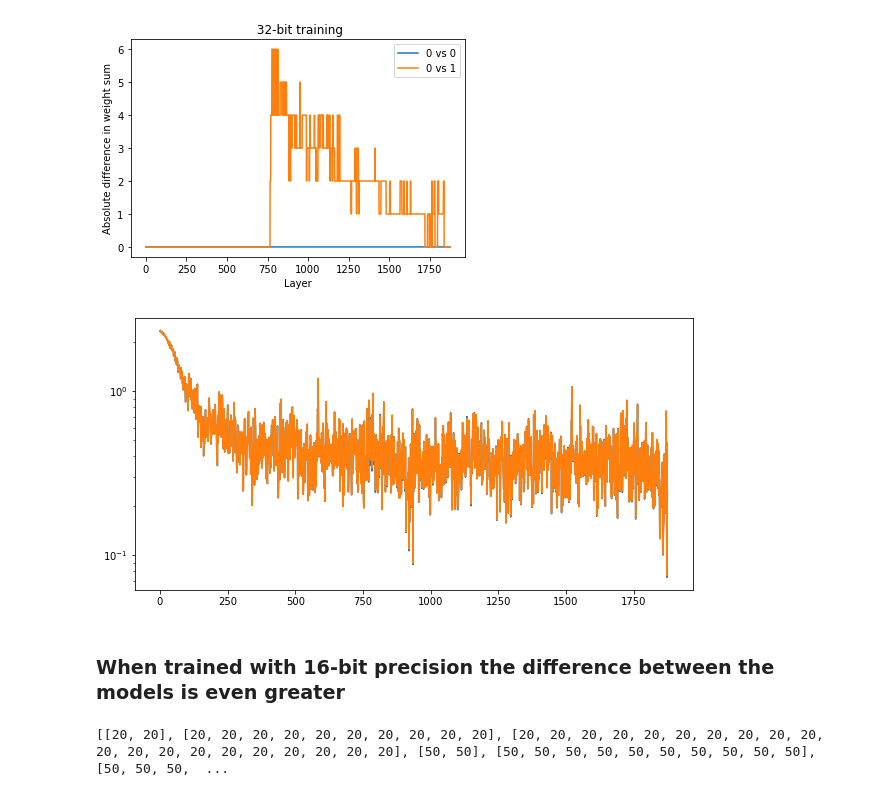
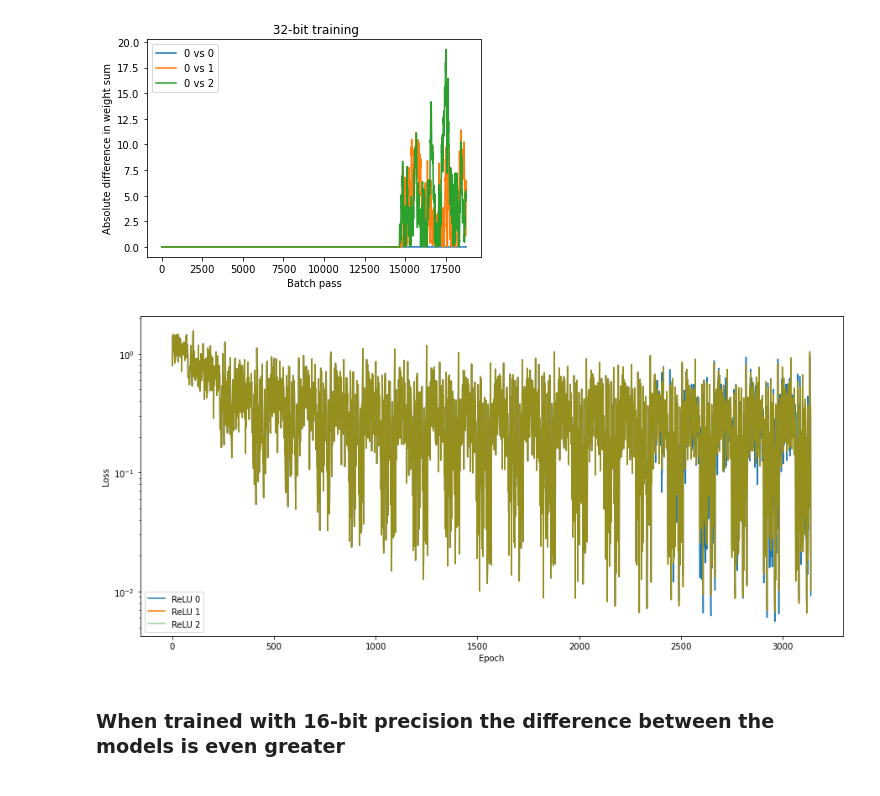
Before and after one commit to CS-433/ml-project-2-ristrettolearning-2, a Jupyter notebook: notebooks/fully_connected_experiment.ipynb, the cells around one changed output. Cells and saved outputs as stored; diff of their text form; code cells hidden in the pictures.

Commit message:
Experiment and model testing
Added a way to save our data of the training and rested the model generation for a fully connected nn

```diff
--- a/notebooks/fully_connected_experiment.ipynb
+++ b/notebooks/fully_connected_experiment.ipynb
@@ -50,9 +83,11 @@ models_fully = [
 DEVICE = torch.device("cuda" if torch.cuda.is_available() else "cpu")
 
 metrics = ru.train_multiple_models(
-    models_fully,
+    new_models,
+    #models_fully,
     ru.default.DATA_LOADERS['MNIST'],
-    epochs=2,
-    metrics_fn=lambda m, p, y: {"weight_sum": get_weight_sum(m)}
+    epochs=20,
+    metrics_fn=lambda m, p, y: {"weight_sum": get_weight_sum(m)},
+    device=DEVICE,
 )
 # %% [output]
@@ -76,3 +124,12 @@ Validation
+# %%
+metrics = ru.train_multiple_models(
+    new_models,
+    #models_fully,
+    ru.default.DATA_LOADERS['MNIST'],
+    epochs=20,
+    metrics_fn=lambda m, p, y: {"weight_sum": get_weight_sum(m)},
+    device=DEVICE,
+)
 # %%
 print("numbers models: ",len(metrics),"Which contain: ")
 print(metrics[0].keys())
@@ -90,26 +147,29 @@ Index(['loss', 'correct', 'weight_sum'], dtype='object')
 # %%
 import matplotlib.pyplot as plt
 
 diff = pd.DataFrame({
-    "0 vs 0": np.abs(metrics[0]["train"]['weight_sum'] - metrics[1]["train"]['weight_sum']),
-    "0 vs 1": np.abs(metrics[0]["train"]['weight_sum'] - metrics[2]["train"]['weight_sum'])
+    "0 vs 0": np.abs(metrics[0]["train"]['weight_sum'] - metrics[0]["train"]['weight_sum']),
+    "0 vs 1": np.abs(metrics[0]["train"]['weight_sum'] - metrics[4]["train"]['weight_sum']),
+    "0 vs 2": np.abs(metrics[0]["train"]['weight_sum'] - metrics[8]["train"]['weight_sum']),
 })
 
 sns.lineplot(data=diff, dashes=False);
 plt.title(" 32-bit training")
-plt.xlabel("Layer")
+plt.xlabel("Batch pass")
 plt.ylabel("Absolute difference in weight sum");
 # %% [output]
-[figure, old version]
+[figure, new version]
 # %%
-fig = plt.figure(figsize=(10, 5))
-plt.plot(metrics[0]["train"]['loss'], label='ReLU 0')
-plt.plot(metrics[2]["train"]['loss'], label='ReLU 1')
+fig = plt.figure(figsize=(15, 7))
+plt.plot(metrics[0]["validation"]['loss'], label='ReLU 0')
+plt.plot(metrics[4]["validation"]['loss'], label='ReLU 1')
+plt.plot(metrics[4]["validation"]['loss'], label='ReLU 2', alpha = 0.5)
 plt.ylabel('Loss')
 plt.xlabel('Epoch')
+plt.legend()
 plt.yscale('log')
 # %% [output]
-[figure, old version]
+[figure, new version]
 # %% [markdown]
 ### When trained with 16-bit precision the difference between the models is even greater
 # %%
@@ -117,30 +177,27 @@ plt.yscale('log')
 torch.set_default_tensor_type(torch.FloatTensor)
 torch.set_default_dtype(torch.bfloat16)
 # %%
-depths  = [2 , 10,  20,  50]
-dims    = [20, 50, 100, 200]
+depths  = [10, 20]
+dims    = [20, 50]
 hidden_dims = []
+
+Relus = [ra.ReLU(0), ra.ReLU(1), ra.ReLU(2)]
+#Leaky = [ra.ReLU6(0, 0), ra.ReLU6(1,1)]
+activations = Relus #+ Leaky
 
 for dim in dims:
     for depth in depths:
         hidden_dims.append([dim] * depth)
 
-print(hidden_dims)
+new_models_16 = []
+for activition in activations:
+    for hidden_dim in hidden_dims:
+        new_models_16.append(rm.FullyConnected(activation=lambda: activition, hidden_dims=hidden_dim, seed=42))
 
-
-models_fully_16 = [
-    rm.FullyConnected(activation=lambda: ra.ReLU(0), hidden_dims=hidden_dims[0], seed=42),
-    rm.FullyConnected(activation=lambda: ra.ReLU(0), hidden_dims=hidden_dims[0], seed=42),
-    rm.FullyConnected(activation=lambda: ra.ReLU(1), hidden_dims=hidden_dims[0], seed=42),
-    #rm.FullyConnected(activation=lambda: ra.ReLU(0), hidden_dims=[2000], seed=42),
-    #rm.FullyConnected(activation=lambda: ra.ReLU(1), hidden_dims=[2000], seed=42)
-]
 
 # models = [
 #     rm.FullyConnected(activation=lambda: ra.ReLU(0), hidden_dims=[2000], seed=42),
 #     rm.FullyConnected(activation=lambda: ra.ReLU(0), hidden_dims=[2000], seed=42),
 #     rm.FullyConnected(activation=lambda: ra.ReLU(1), hidden_dims=[2000], seed=42)
 # ]
-# %% [output]
-[[20, 20], [20, 20, 20, 20, 20, 20, 20, 20, 20, 20], [20, 20, 20, 20, 20, 20, 20, 20, 20, 20, 20, 20, 20, 20, 20, 20, 20, 20, 20, 20], [50, 50], [50, 50, 50, 50, 50, 50, 50, 50, 50, 50], [50, 50, 50,  ...
 # %%
```
Also changed, not shown: parts of 8 cells of this notebook, 2 other files.
